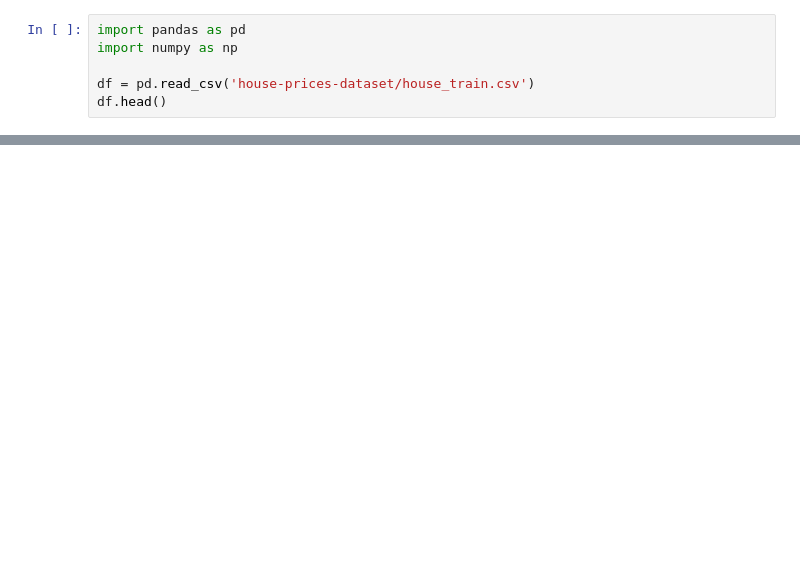
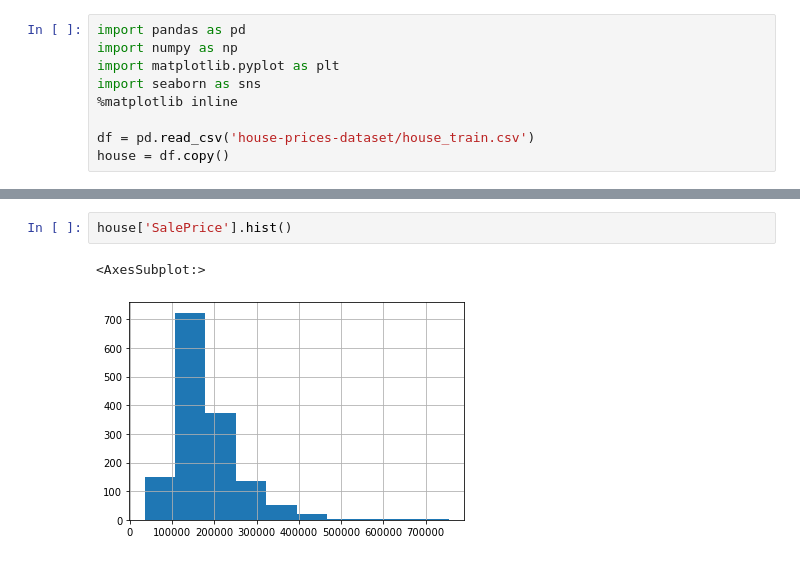
Before and after one commit to ksh960910/ML, a Jupyter notebook: house prices prediction.ipynb, the cells around one changed output, grey strips where cells are left out. Drawn from its saved outputs; the diff is of its cells as text; blank space fills up the shorter version.

```diff
--- a/house prices prediction.ipynb
+++ b/house prices prediction.ipynb
@@ -1,6 +1,9 @@
 # %%
 import pandas as pd
 import numpy as np
+import matplotlib.pyplot as plt
+import seaborn as sns
+%matplotlib inline
 
 df = pd.read_csv('house-prices-dataset/house_train.csv')
-df.head()
+house = df.copy()
@@ -14,0 +67,5 @@ df.head()
+# %%
+house['SalePrice'].hist()
+# %% [output]
+<AxesSubplot:>
+[figure, added]
```
Also changed, not shown: parts of 8 cells of this notebook.
